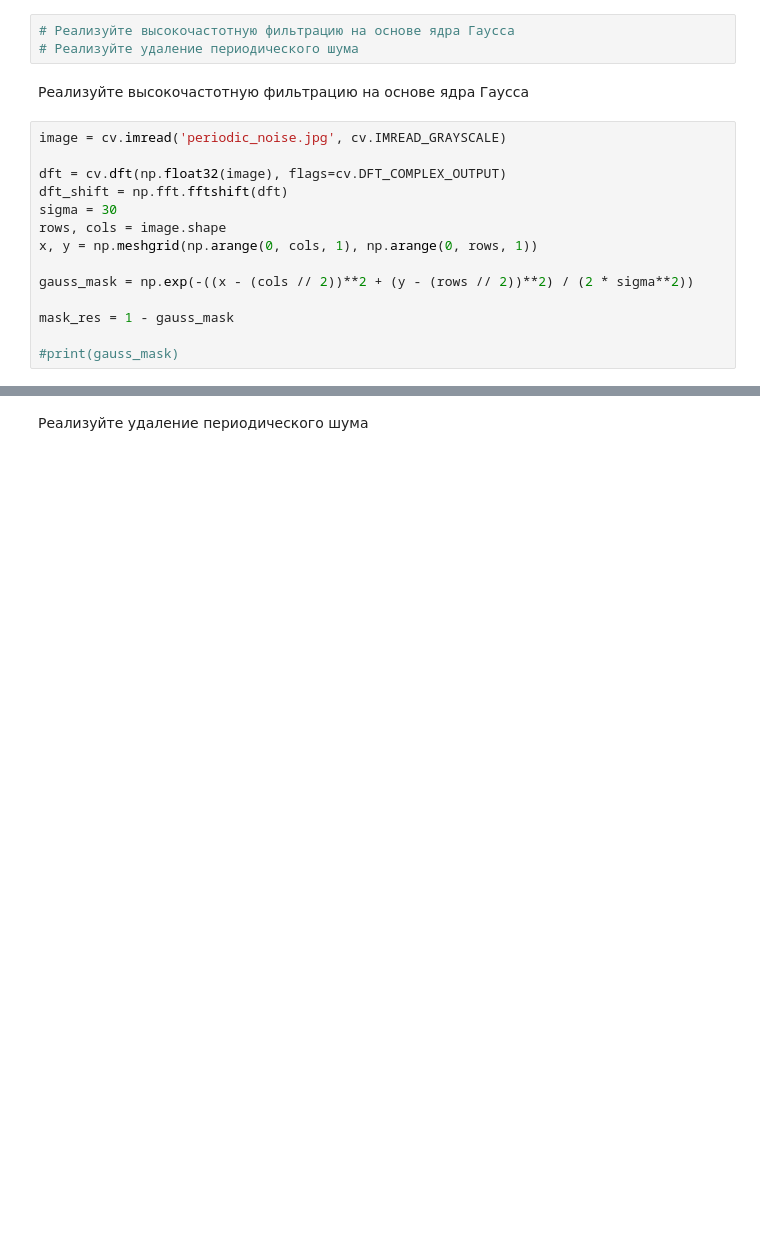
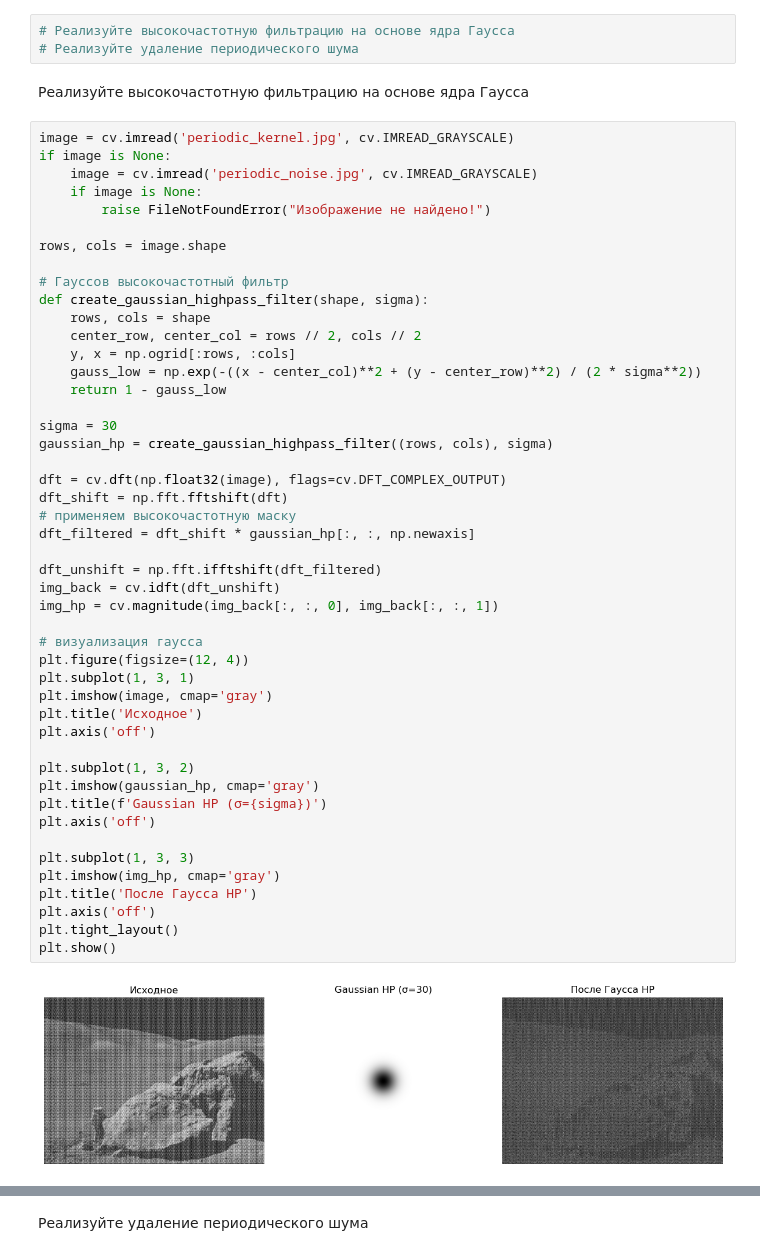
Before and after one commit to IsramR34/Image_processing, a Jupyter notebook: Задание5/Practice_5_fft.ipynb, the cells around one changed output, grey strips where cells are left out. Saved outputs shown, nothing was run; the diff lists cells and outputs as text; blank space fills up the shorter version.

```diff
--- a/Задание5/Practice_5_fft.ipynb
+++ b/Задание5/Practice_5_fft.ipynb
@@ -56,16 +56,51 @@ plt.show()
 # %% [markdown]
  Реализуйте высокочастотную фильтрацию на основе ядра Гаусса
 # %%
-image = cv.imread('periodic_noise.jpg', cv.IMREAD_GRAYSCALE)
+image = cv.imread('periodic_kernel.jpg', cv.IMREAD_GRAYSCALE)
+if image is None:
+    image = cv.imread('periodic_noise.jpg', cv.IMREAD_GRAYSCALE)
+    if image is None:
+        raise FileNotFoundError("Изображение не найдено!")
+
+rows, cols = image.shape
+
+# Гауссов высокочастотный фильтр
+def create_gaussian_highpass_filter(shape, sigma):
+    rows, cols = shape
+    center_row, center_col = rows // 2, cols // 2
+    y, x = np.ogrid[:rows, :cols]
+    gauss_low = np.exp(-((x - center_col)**2 + (y - center_row)**2) / (2 * sigma**2))
+    return 1 - gauss_low
+
+sigma = 30
+gaussian_hp = create_gaussian_highpass_filter((rows, cols), sigma)
 
 dft = cv.dft(np.float32(image), flags=cv.DFT_COMPLEX_OUTPUT)
 dft_shift = np.fft.fftshift(dft)
-sigma = 30
-rows, cols = image.shape
-x, y = np.meshgrid(np.arange(0, cols, 1), np.arange(0, rows, 1))
+# применяем высокочастотную маску
+dft_filtered = dft_shift * gaussian_hp[:, :, np.newaxis]
 
-gauss_mask = np.exp(-((x - (cols // 2))**2 + (y - (rows // 2))**2) / (2 * sigma**2))
+dft_unshift = np.fft.ifftshift(dft_filtered)
+img_back = cv.idft(dft_unshift)
+img_hp = cv.magnitude(img_back[:, :, 0], img_back[:, :, 1])
 
-mask_res = 1 - gauss_mask
+# визуализация гаусса
+plt.figure(figsize=(12, 4))
+plt.subplot(1, 3, 1)
+plt.imshow(image, cmap='gray')
+plt.title('Исходное')
+plt.axis('off')
 
-#print(gauss_mask)
+plt.subplot(1, 3, 2)
+plt.imshow(gaussian_hp, cmap='gray')
+plt.title(f'Gaussian HP (σ={sigma})')
+plt.axis('off')
+
+plt.subplot(1, 3, 3)
+plt.imshow(img_hp, cmap='gray')
+plt.title('После Гаусса HP')
+plt.axis('off')
+plt.tight_layout()
+plt.show()
+# %% [output]
+[figure, added]
```
Also changed, not shown: parts of 2 cells of this notebook.
